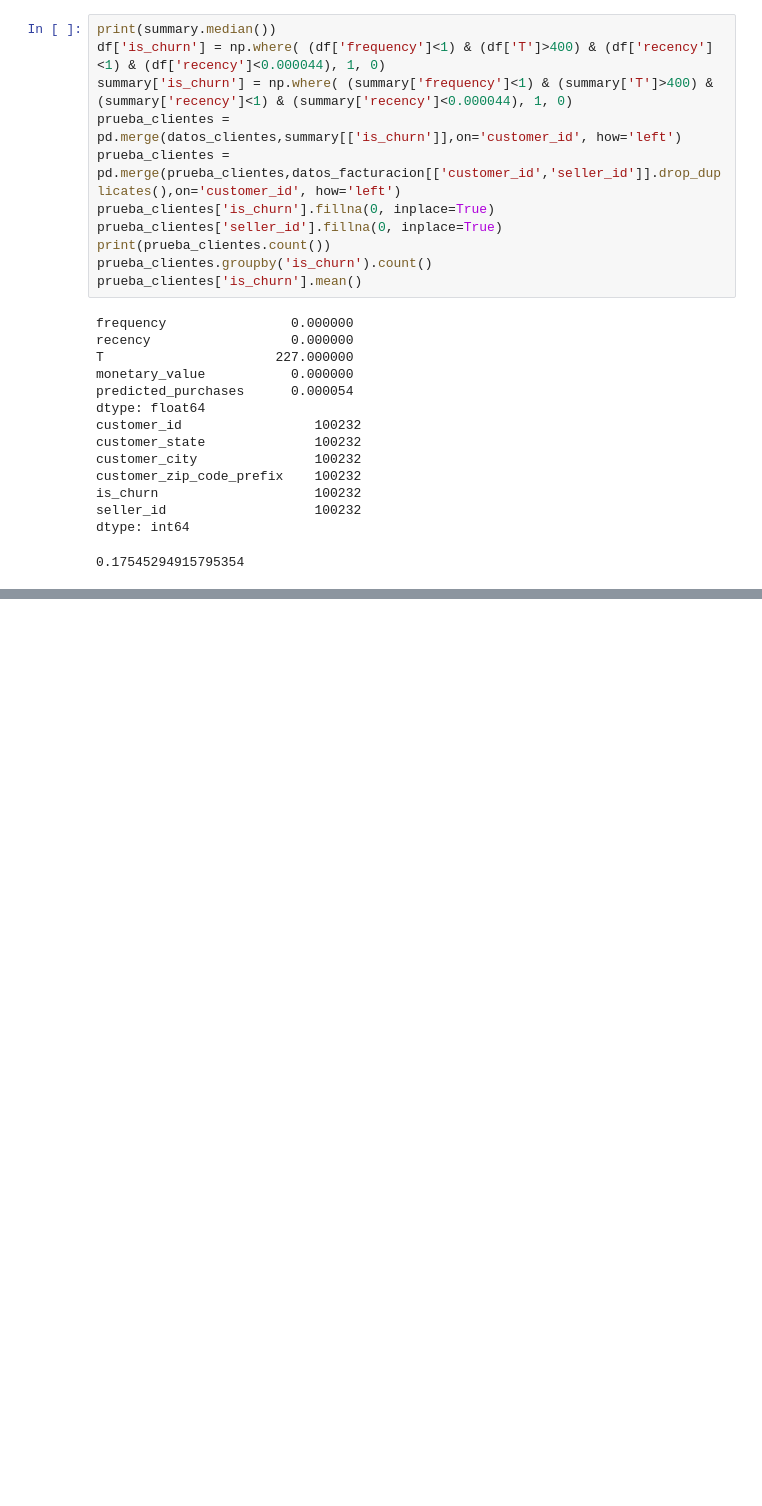
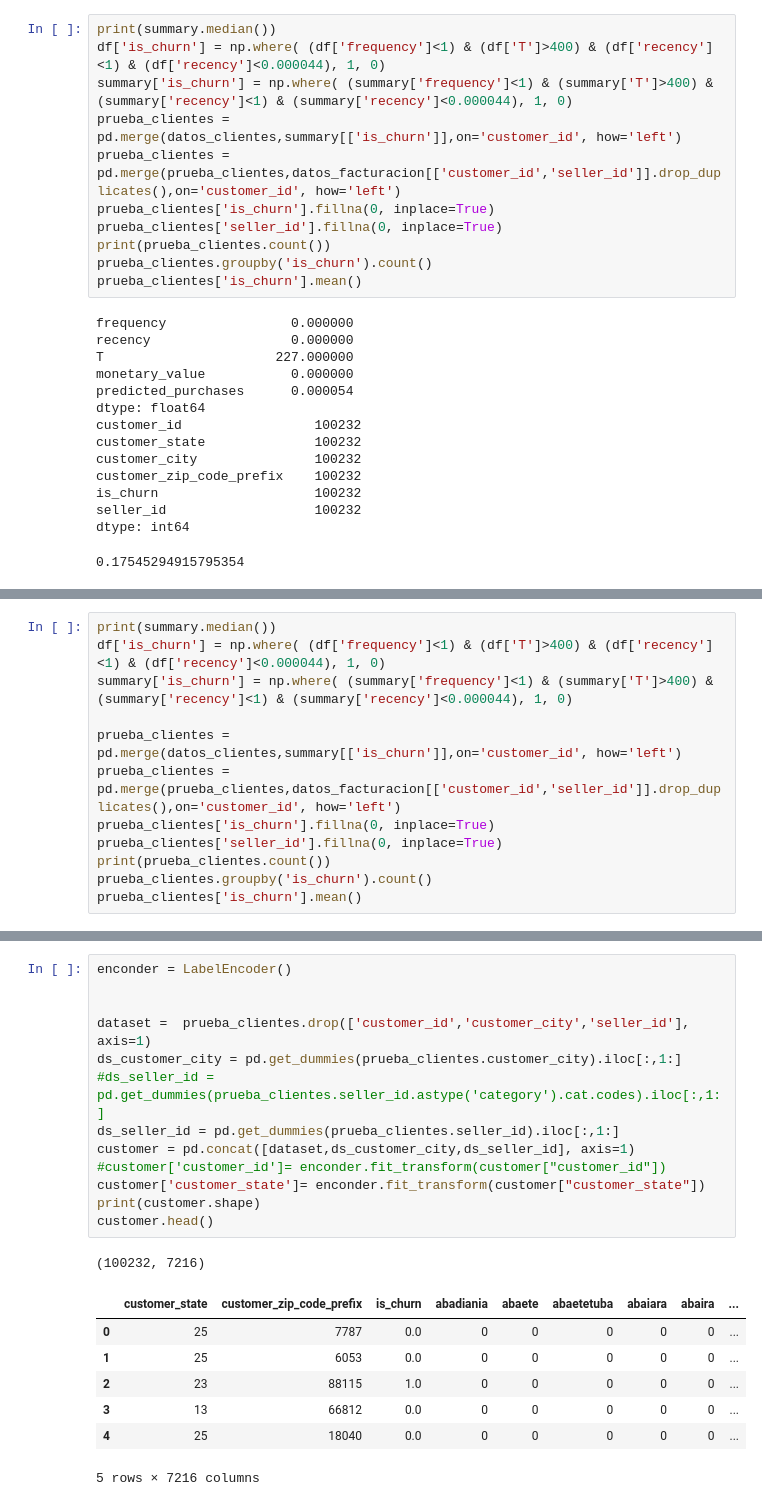
Before and after one commit to masdatascience/AI, a Jupyter notebook: AI_TFM_04.ipynb, the cells around one changed output, grey strips where cells are left out. Cells and saved outputs as stored; diff of their text form; blank space fills up the shorter version.

```diff
--- a/AI_TFM_04.ipynb
+++ b/AI_TFM_04.ipynb
@@ -557,0 +186,12 @@ dtype: int64
+# %%
+print(summary.median())
+df['is_churn'] = np.where( (df['frequency']<1) & (df['T']>400) & (df['recency']<1) & (df['recency']<0.000044), 1, 0)
+summary['is_churn'] = np.where( (summary['frequency']<1) & (summary['T']>400) & (summary['recency']<1) & (summary['recency']<0.000044), 1, 0)
+
+prueba_clientes = pd.merge(datos_clientes,summary[['is_churn']],on='customer_id', how='left')
+prueba_clientes = pd.merge(prueba_clientes,datos_facturacion[['customer_id','seller_id']].drop_duplicates(),on='customer_id', how='left')
+prueba_clientes['is_churn'].fillna(0, inplace=True)
+prueba_clientes['seller_id'].fillna(0, inplace=True)
+print(prueba_clientes.count())
+prueba_clientes.groupby('is_churn').count()
+prueba_clientes['is_churn'].mean()
@@ -557,0 +214,22 @@ dtype: int64
+# %%
+enconder = LabelEncoder()
+
+
+dataset =  prueba_clientes.drop(['customer_id','customer_city','seller_id'], axis=1)
+ds_customer_city = pd.get_dummies(prueba_clientes.customer_city).iloc[:,1:]
+#ds_seller_id = pd.get_dummies(prueba_clientes.seller_id.astype('category').cat.codes).iloc[:,1:]
+ds_seller_id = pd.get_dummies(prueba_clientes.seller_id).iloc[:,1:]
+customer = pd.concat([dataset,ds_customer_city,ds_seller_id], axis=1)
+#customer['customer_id']= enconder.fit_transform(customer["customer_id"])
+customer['customer_state']= enconder.fit_transform(customer["customer_state"])
+print(customer.shape)
+customer.head()
+# %% [output]
+(100232, 7216)
+|  | customer_state | customer_zip_code_prefix | is_churn | abadiania | abaete | abaetetuba | abaiara | abaira | ... |
+| 0 | 25 | 7787 | 0.0 | 0 | 0 | 0 | 0 | 0 | ... |
+| 1 | 25 | 6053 | 0.0 | 0 | 0 | 0 | 0 | 0 | ... |
+| 2 | 23 | 88115 | 1.0 | 0 | 0 | 0 | 0 | 0 | ... |
+| 3 | 13 | 66812 | 0.0 | 0 | 0 | 0 | 0 | 0 | ... |
+| 4 | 25 | 18040 | 0.0 | 0 | 0 | 0 | 0 | 0 | ... |
+5 rows × 7216 columns
```
Also changed, not shown: parts of 12 cells of this notebook.
